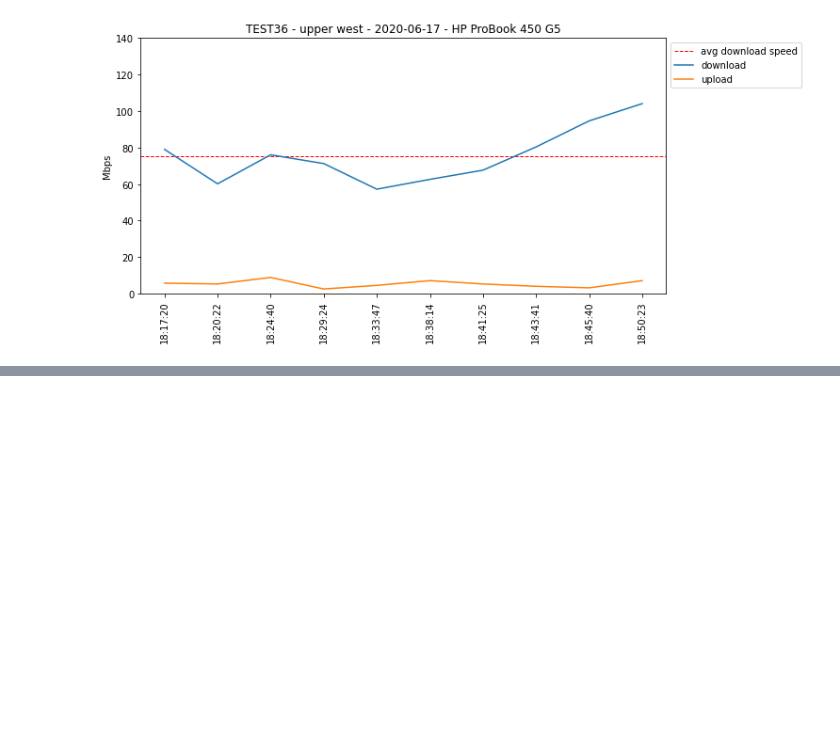
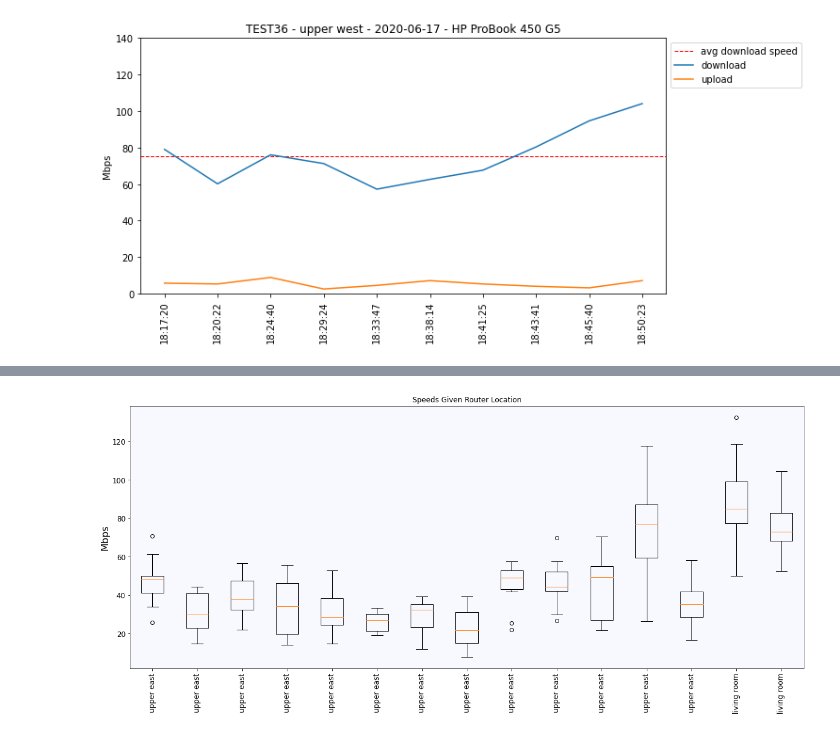
Before and after one commit to BigBangData/Speedtest, a Jupyter notebook: plot_speedtest.ipynb, the cells around one changed output, grey strips where cells are left out. Drawn from its saved outputs; the diff is of its cells as text; code cells hidden in the pictures; blank space fills up the shorter version.

```diff
--- a/plot_speedtest.ipynb
+++ b/plot_speedtest.ipynb
@@ -87,0 +115,6 @@ data[['upper west','lower west']].boxplot();
+# %%
+loc_df = M.transform_data(df, 'location')
+M.plot_results(loc_df[['upper east', 'living room']],
+               "Router Location")
+# %% [output]
+[figure, added]
```
Also changed, not shown: parts of 22 cells of this notebook, 4 other files.
